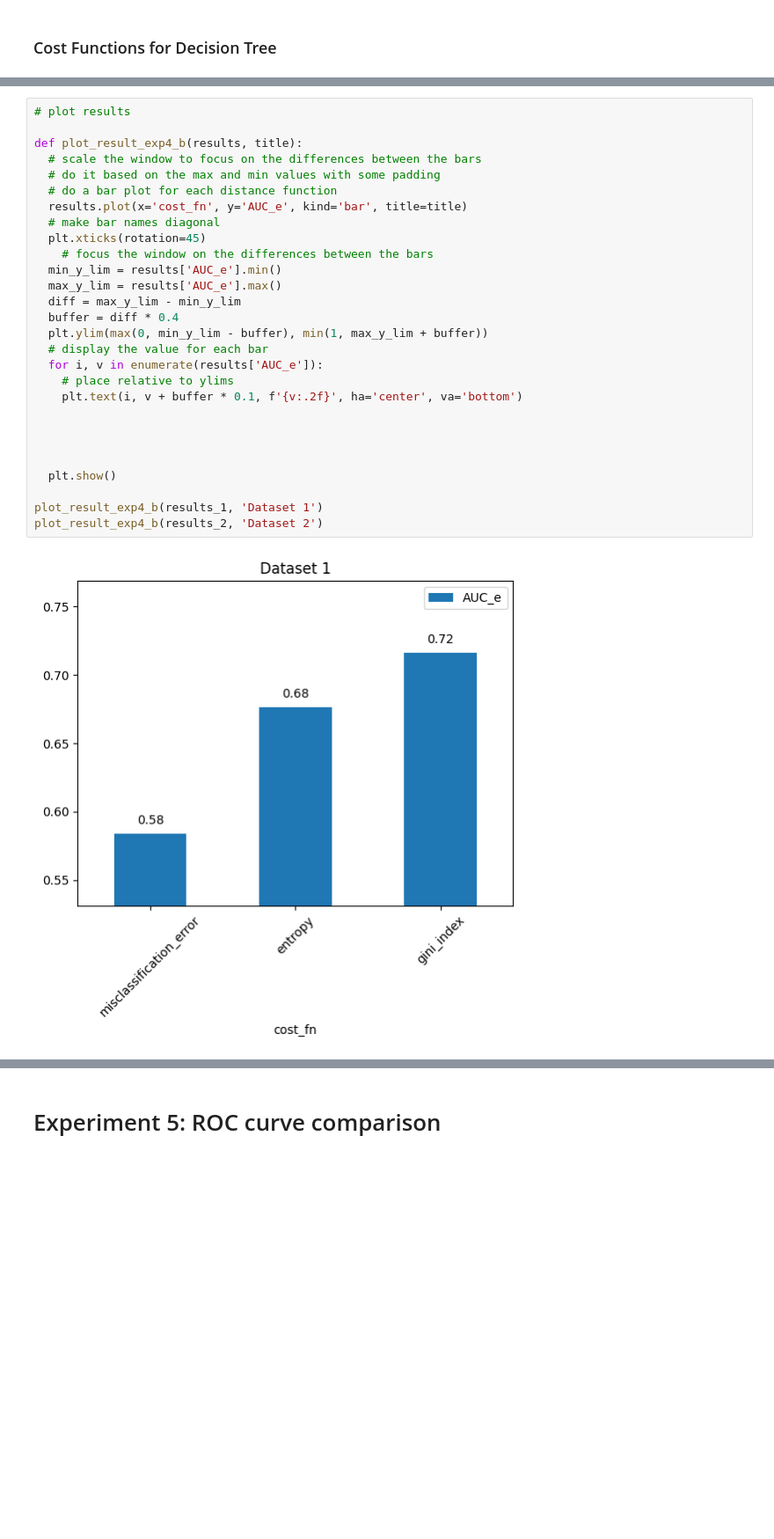
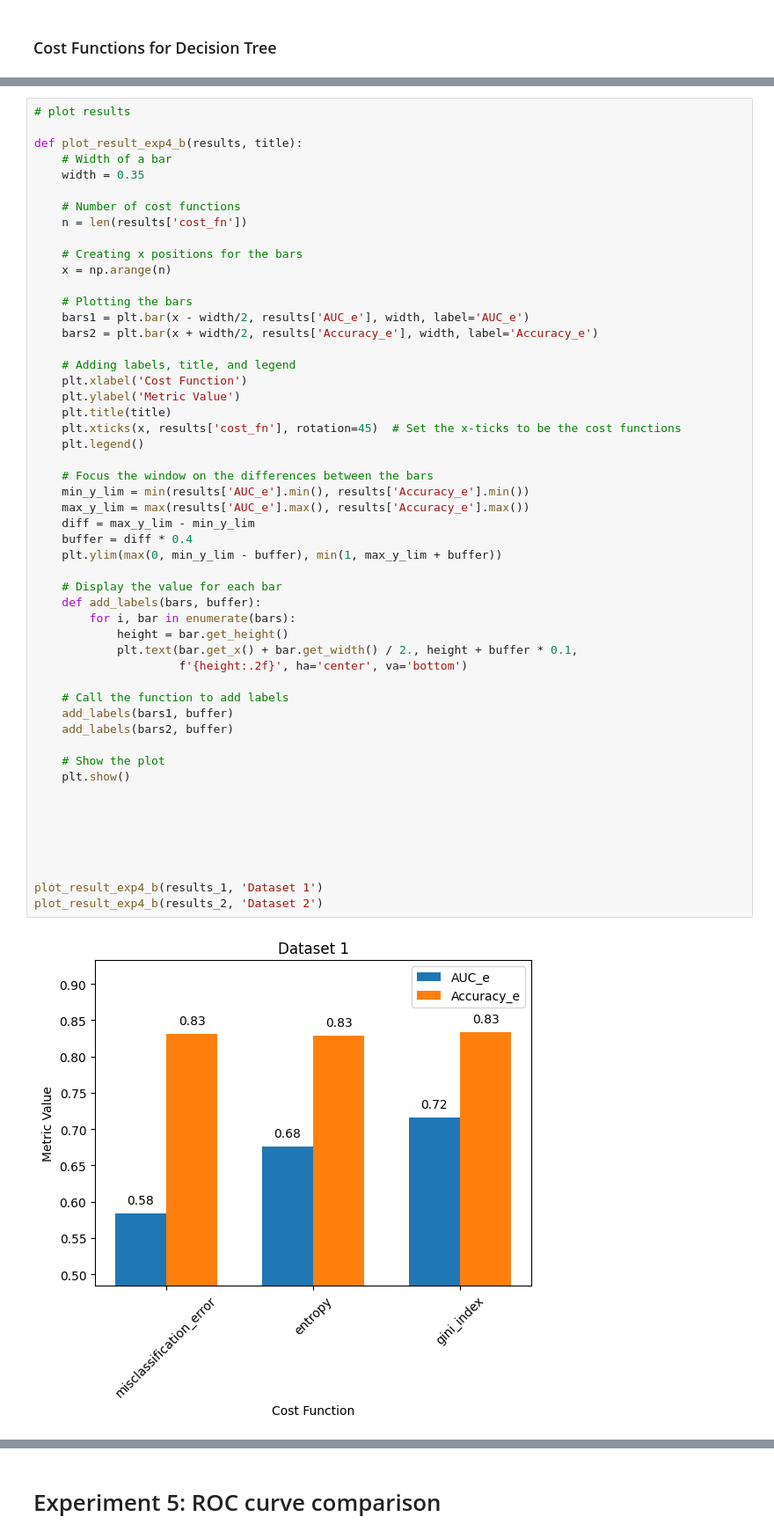
Before and after one commit to rudolfKischer/comp551asgn1, a Jupyter notebook: KNNexperiments.ipynb, the cells around one changed output, grey strips where cells are left out. Shown at 88% size. Cells and saved outputs as stored; diff of their text form; blank space fills up the shorter version.

Commit message:
add-accuracy-double-bar-plots

```diff
--- a/KNNexperiments.ipynb
+++ b/KNNexperiments.ipynb
@@ -1182,30 +1251,54 @@ cost_fn=gini_index, AUC_t=0.9969398114575779, AUC_e=0.9962006079027355, Accuracy
 # %%
 # plot results
 
 def plot_result_exp4_b(results, title):
-  # scale the window to focus on the differences between the bars
-  # do it based on the max and min values with some padding
-  # do a bar plot for each distance function
-  results.plot(x='cost_fn', y='AUC_e', kind='bar', title=title)
-  # make bar names diagonal
-  plt.xticks(rotation=45)
-    # focus the window on the differences between the bars
-  min_y_lim = results['AUC_e'].min()
-  max_y_lim = results['AUC_e'].max()
-  diff = max_y_lim - min_y_lim
-  buffer = diff * 0.4
-  plt.ylim(max(0, min_y_lim - buffer), min(1, max_y_lim + buffer))
-  # display the value for each bar
-  for i, v in enumerate(results['AUC_e']):
-    # place relative to ylims
-    plt.text(i, v + buffer * 0.1, f'{v:.2f}', ha='center', va='bottom')
+    # Width of a bar
+    width = 0.35
+
+    # Number of cost functions
+    n = len(results['cost_fn'])
+
+    # Creating x positions for the bars
+    x = np.arange(n)
+
+    # Plotting the bars
+    bars1 = plt.bar(x - width/2, results['AUC_e'], width, label='AUC_e')
+    bars2 = plt.bar(x + width/2, results['Accuracy_e'], width, label='Accuracy_e')
+
+    # Adding labels, title, and legend
+    plt.xlabel('Cost Function')
+    plt.ylabel('Metric Value')
+    plt.title(title)
+    plt.xticks(x, results['cost_fn'], rotation=45)  # Set the x-ticks to be the cost functions
+    plt.legend()
+
+    # Focus the window on the differences between the bars
+    min_y_lim = min(results['AUC_e'].min(), results['Accuracy_e'].min())
+    max_y_lim = max(results['AUC_e'].max(), results['Accuracy_e'].max())
+    diff = max_y_lim - min_y_lim
+    buffer = diff * 0.4
+    plt.ylim(max(0, min_y_lim - buffer), min(1, max_y_lim + buffer))
+
+    # Display the value for each bar
+    def add_labels(bars, buffer):
+        for i, bar in enumerate(bars):
+            height = bar.get_height()
+            plt.text(bar.get_x() + bar.get_width() / 2., height + buffer * 0.1,
+                     f'{height:.2f}', ha='center', va='bottom')
+
+    # Call the function to add labels
+    add_labels(bars1, buffer)
+    add_labels(bars2, buffer)
+
+    # Show the plot
+    plt.show()
 
 
 
 
-  plt.show()
+
 
 plot_result_exp4_b(results_1, 'Dataset 1')
 plot_result_exp4_b(results_2, 'Dataset 2')
 # %% [output]
-[figure, old version]
+[figure, new version]
```
Also changed, not shown: parts of 7 cells of this notebook.
